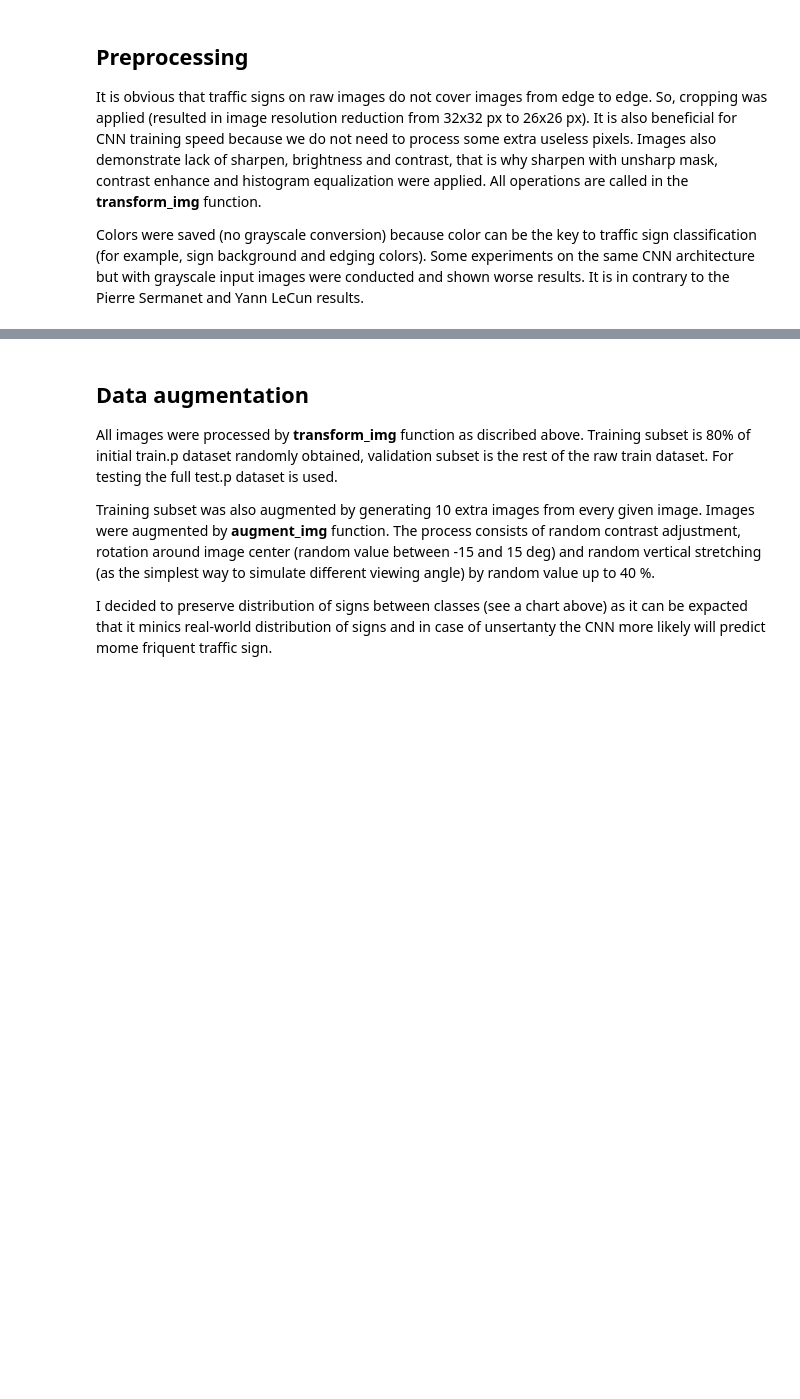
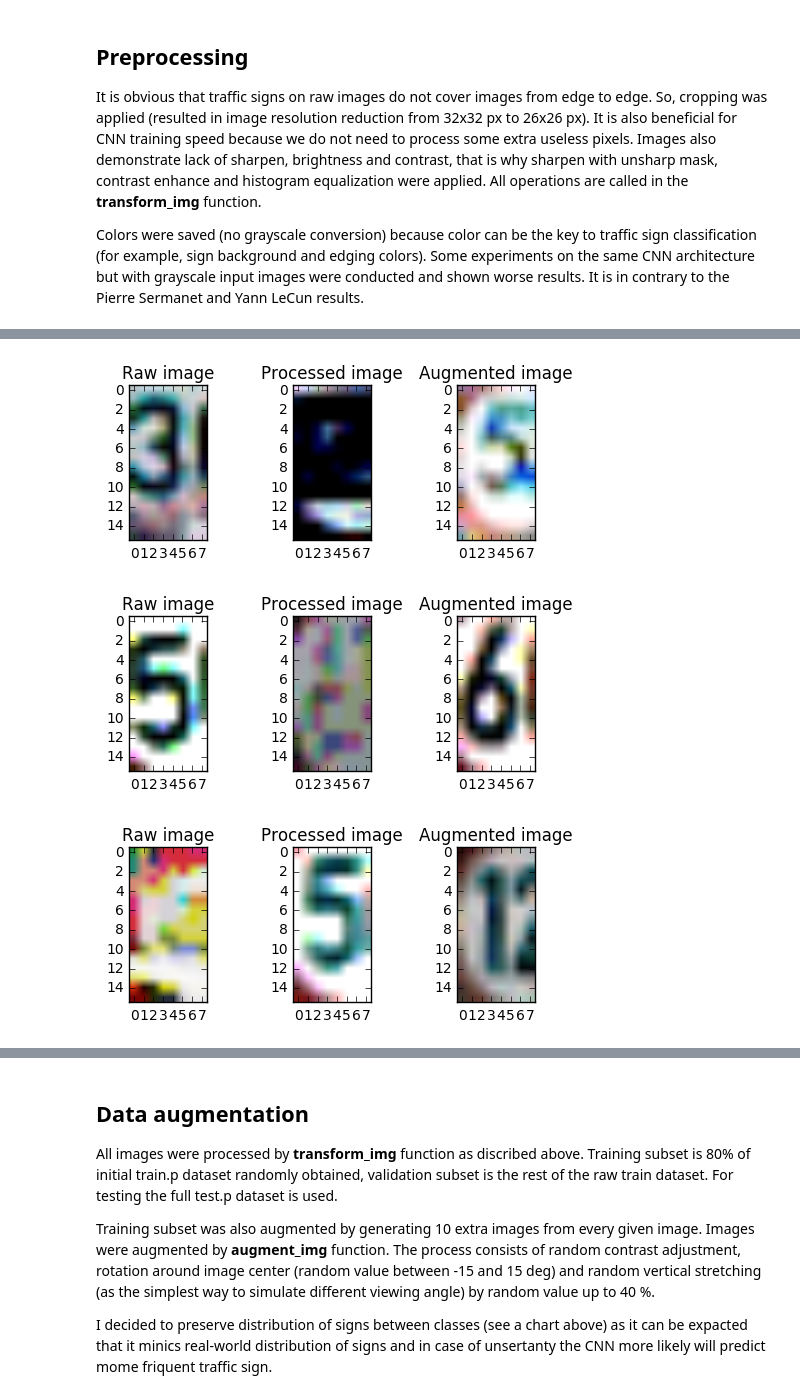
Before and after one commit to NikolasEnt/Traffic-Sign-Classifier, a Jupyter notebook: Traffic_Sign_Classifier-2Net.ipynb, the cells around one changed output, grey strips where cells are left out. Saved outputs shown, nothing was run; the diff lists cells and outputs as text; code cells hidden in the pictures; blank space fills up the shorter version.

```diff
--- a/Traffic_Sign_Classifier-2Net.ipynb
+++ b/Traffic_Sign_Classifier-2Net.ipynb
@@ -308 +324,10 @@ Total number of images in the augmented Speed limit dataset =  62910
 Total number of images in the validation Speed limit dataset =  2715
+# %%
+m=len(X_train_sl)
+show3img(X_train_sl[np.random.randint(m)], X_train_sl[np.random.randint(m)], X_train_sl[np.random.randint(m)])
+show3img(X_train_sl[np.random.randint(m)], X_train_sl[np.random.randint(m)], X_train_sl[np.random.randint(m)])
+show3img(X_train_sl[np.random.randint(m)], X_train_sl[np.random.randint(m)], X_train_sl[np.random.randint(m)])
+# %% [output]
+[figure, added]
+[figure, added]
+[figure, added]
```
Also changed, not shown: parts of 18 cells of this notebook.
